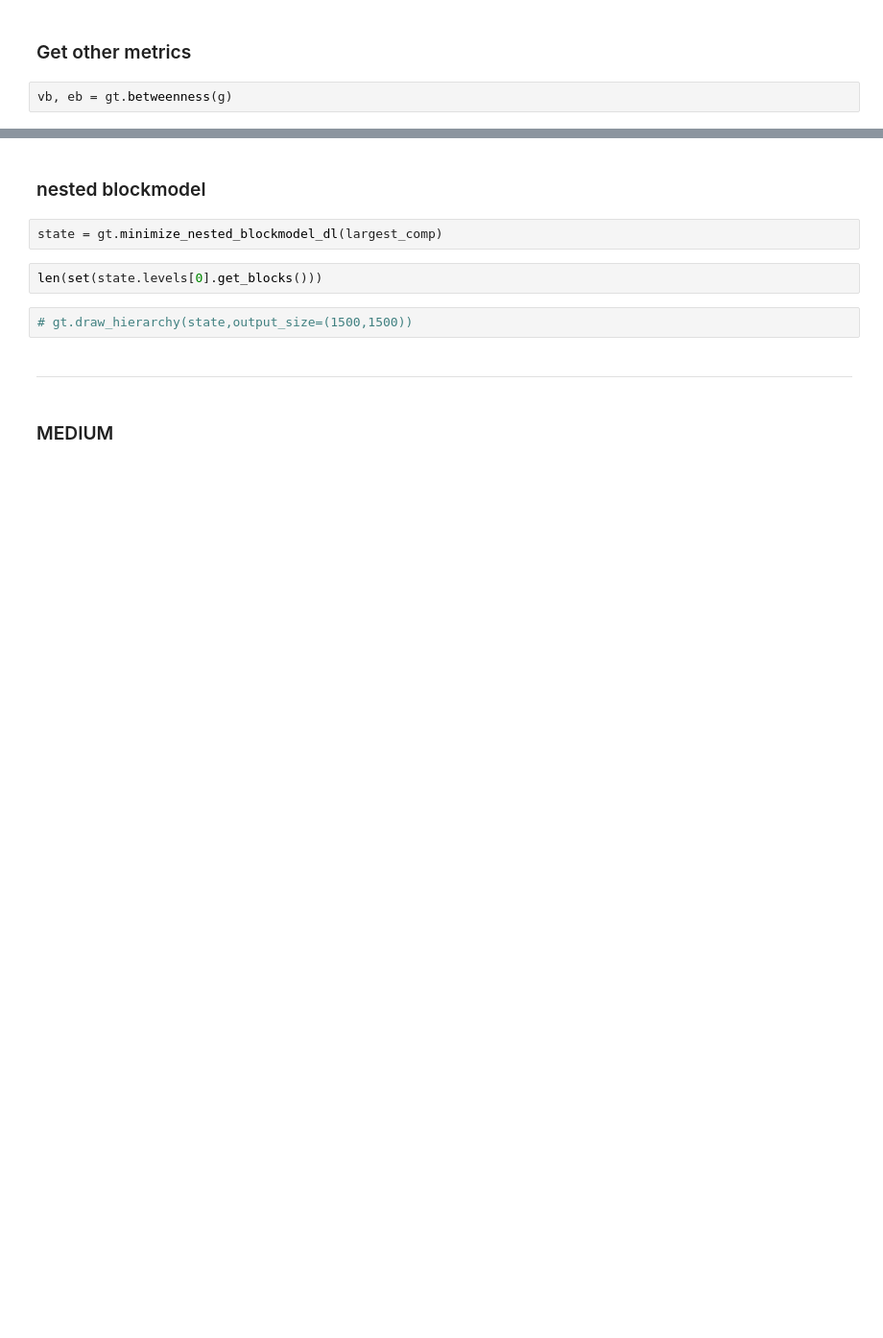
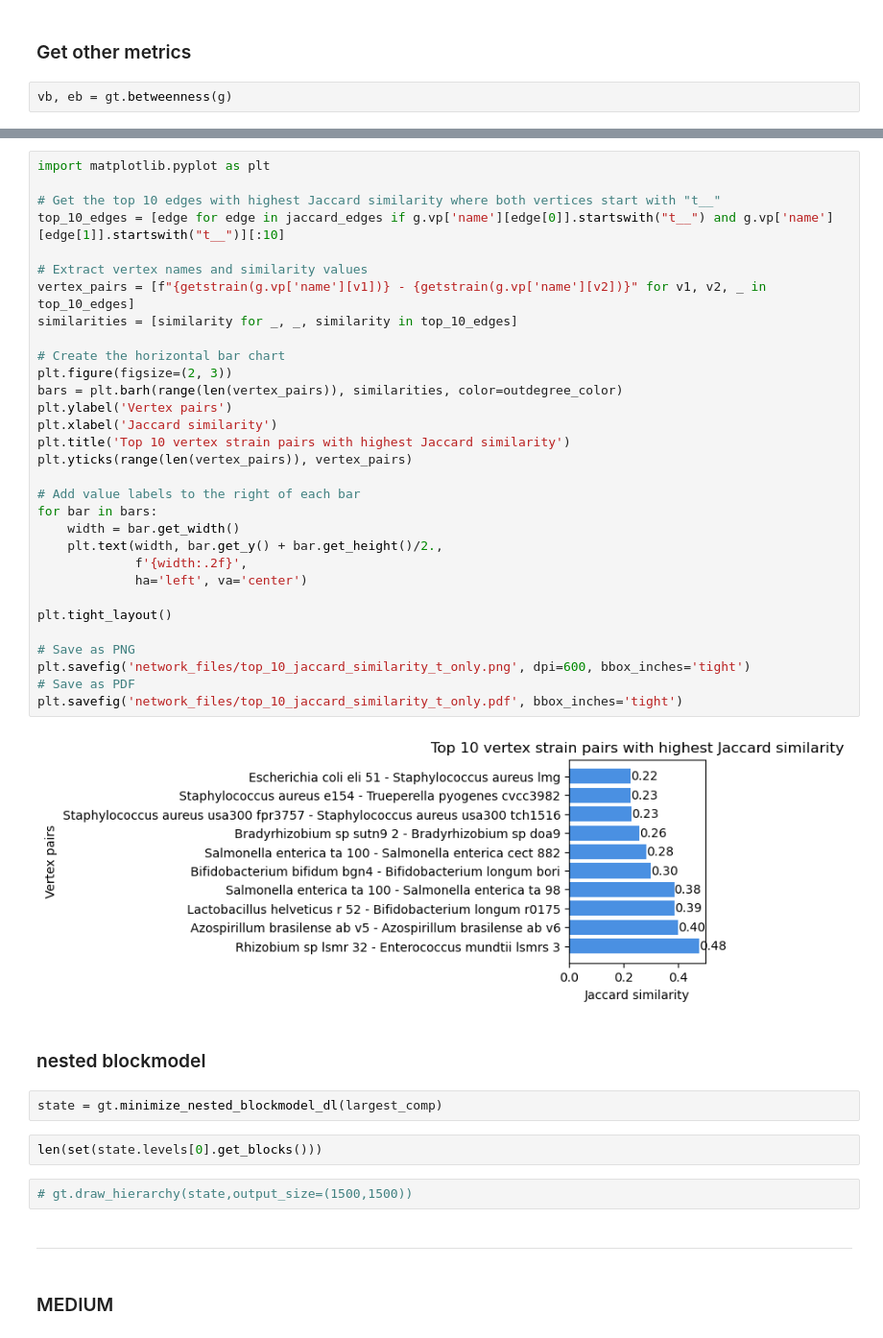
Before and after one commit to danielzmbp/NLP4Pheno, a Jupyter notebook: notebooks/analyze_network_graphtool.ipynb, the cells around one changed output, grey strips where cells are left out. Shown: that part at 96% size. Drawn from its saved outputs; the diff is of its cells as text; blank space fills up the shorter version.

```diff
--- a/notebooks/analyze_network_graphtool.ipynb
+++ b/notebooks/analyze_network_graphtool.ipynb
@@ -348,3 +459,36 @@ Top 20 edges with highest Jaccard similarity:
+# %%
+import matplotlib.pyplot as plt
+
+# Get the top 10 edges with highest Jaccard similarity where both vertices start with "t__"
+top_10_edges = [edge for edge in jaccard_edges if g.vp['name'][edge[0]].startswith("t__") and g.vp['name'][edge[1]].startswith("t__")][:10]
+
+# Extract vertex names and similarity values
+vertex_pairs = [f"{getstrain(g.vp['name'][v1])} - {getstrain(g.vp['name'][v2])}" for v1, v2, _ in top_10_edges]
+similarities = [similarity for _, _, similarity in top_10_edges]
+
+# Create the horizontal bar chart
+plt.figure(figsize=(2, 3))
+bars = plt.barh(range(len(vertex_pairs)), similarities, color=outdegree_color)
+plt.ylabel('Vertex pairs')
+plt.xlabel('Jaccard similarity')
+plt.title('Top 10 vertex strain pairs with highest Jaccard similarity')
+plt.yticks(range(len(vertex_pairs)), vertex_pairs)
+
+# Add value labels to the right of each bar
+for bar in bars:
+    width = bar.get_width()
+    plt.text(width, bar.get_y() + bar.get_height()/2.,
+             f'{width:.2f}',
+             ha='left', va='center')
+
+plt.tight_layout()
+
+# Save as PNG
+plt.savefig('network_files/top_10_jaccard_similarity_t_only.png', dpi=600, bbox_inches='tight')
+# Save as PDF
+plt.savefig('network_files/top_10_jaccard_similarity_t_only.pdf', bbox_inches='tight')
+# %% [output]
+[figure, added]
 # %% [markdown]
 ### nested blockmodel
 # %%
```
Also changed, not shown: parts of 25 cells of this notebook, 8 other files.
